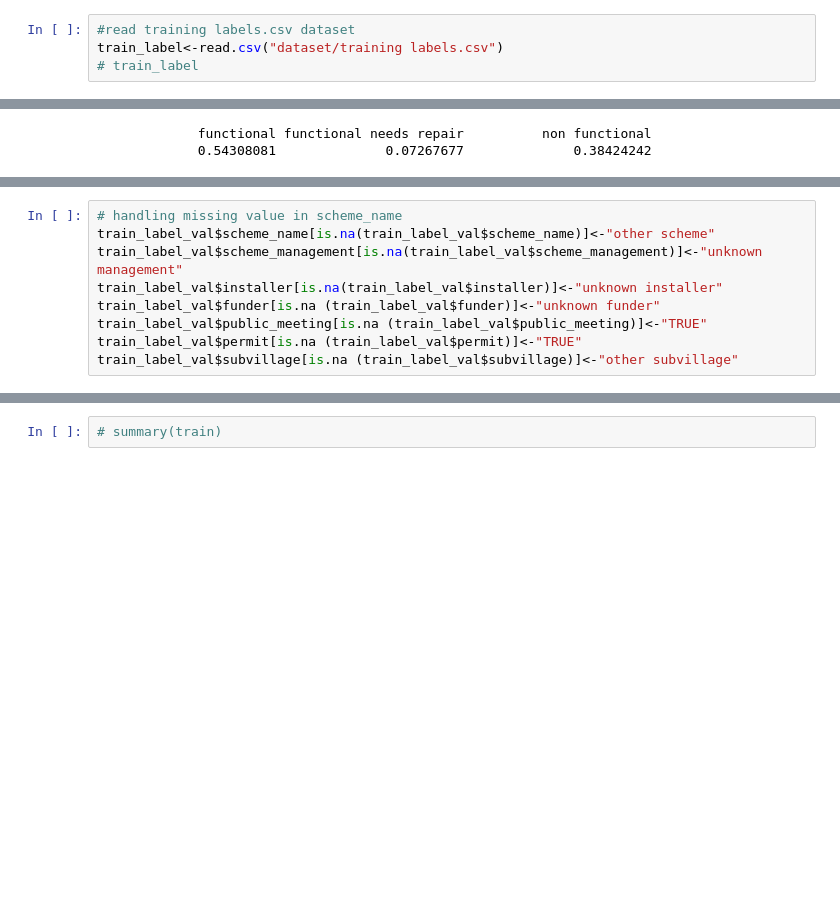
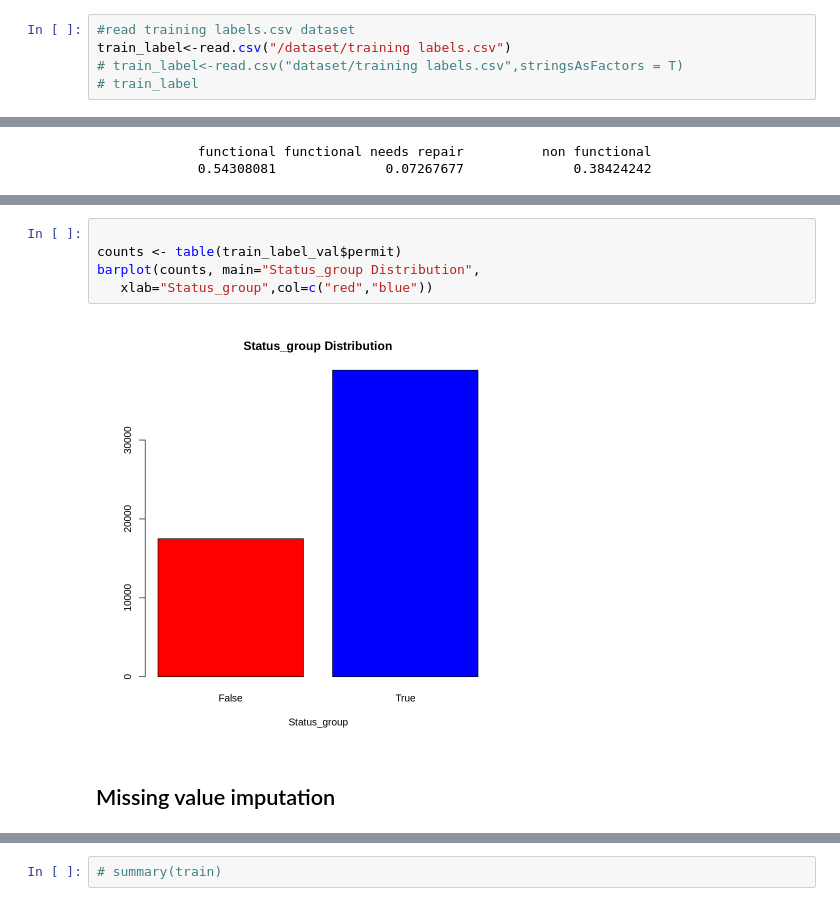
Before and after one commit to 27melba/statisticalFoundationsML, a Jupyter notebook: Project/ReportTemplate_sample1.ipynb, the cells around one changed output, grey strips where cells are left out. Cells and saved outputs as stored; diff of their text form; blank space fills up the shorter version.

```diff
--- a/Project/ReportTemplate_sample1.ipynb
+++ b/Project/ReportTemplate_sample1.ipynb
@@ -68,7 +129,8 @@ A data.frame: 59400 × 40
 # summary(train_val)
 # %%
 #read training labels.csv dataset
-train_label<-read.csv("dataset/training labels.csv")
+train_label<-read.csv("/dataset/training labels.csv")
+# train_label<-read.csv("dataset/training labels.csv",stringsAsFactors = T)
 # train_label
 # %%
 # display missing values
@@ -188,9 +263,0 @@ A matrix: 2 × 6 of type dbl
-# %%
-# handling missing value in scheme_name
-train_label_val$scheme_name[is.na(train_label_val$scheme_name)]<-"other scheme"
-train_label_val$scheme_management[is.na(train_label_val$scheme_management)]<-"unknown management"
-train_label_val$installer[is.na(train_label_val$installer)]<-"unknown installer"
-train_label_val$funder[is.na (train_label_val$funder)]<-"unknown funder"
-train_label_val$public_meeting[is.na (train_label_val$public_meeting)]<-"TRUE"
-train_label_val$permit[is.na (train_label_val$permit)]<-"TRUE"
-train_label_val$subvillage[is.na (train_label_val$subvillage)]<-"other subvillage"
@@ -231,0 +272,9 @@ A tibble: 41 × 3
+# %%
+
+counts <- table(train_label_val$permit)
+barplot(counts, main="Status_group Distribution",
+   xlab="Status_group",col=c("red","blue"))
+# %% [output]
+[figure, added]
+# %% [markdown]
+## Missing value imputation
```
Also changed, not shown: parts of 184 cells of this notebook.
